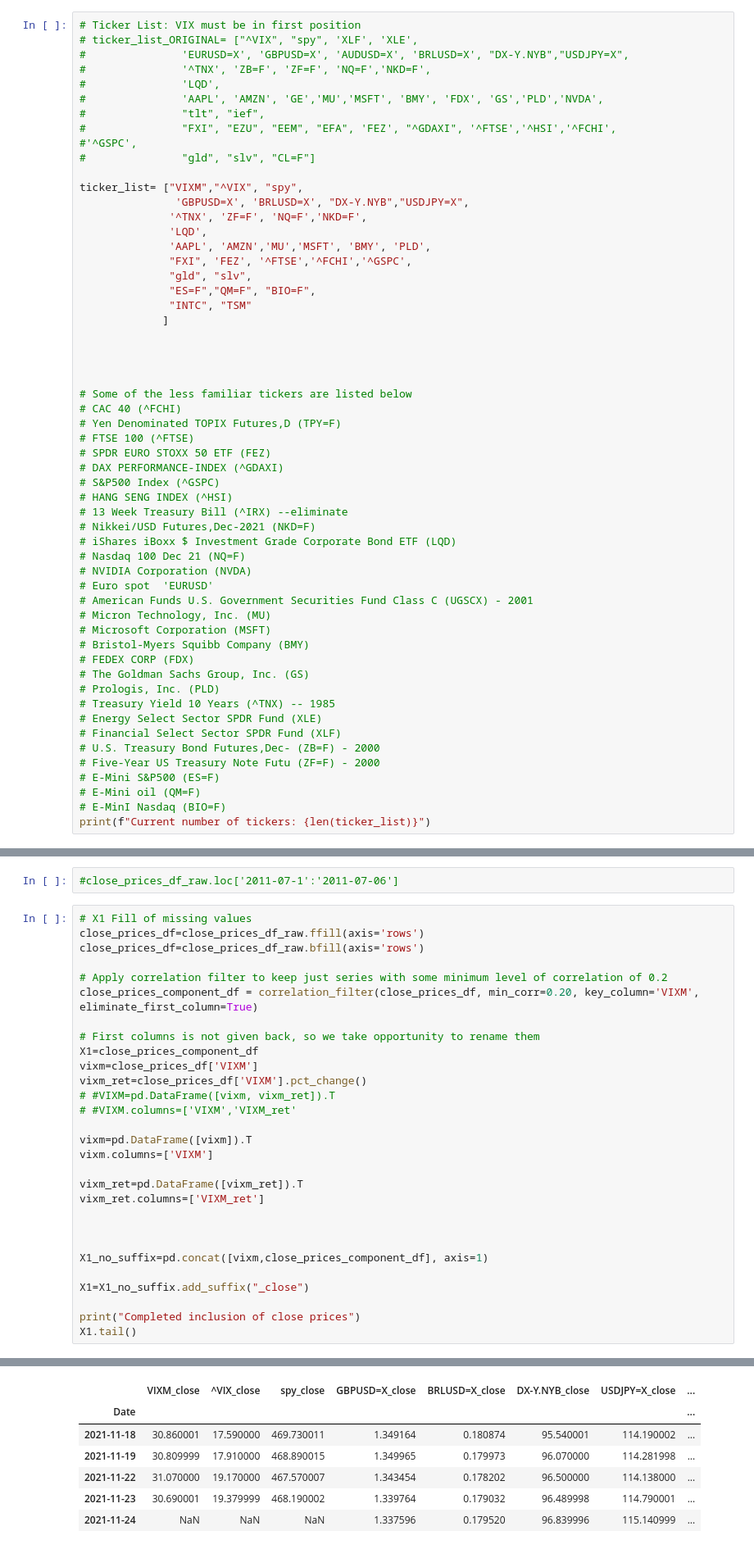
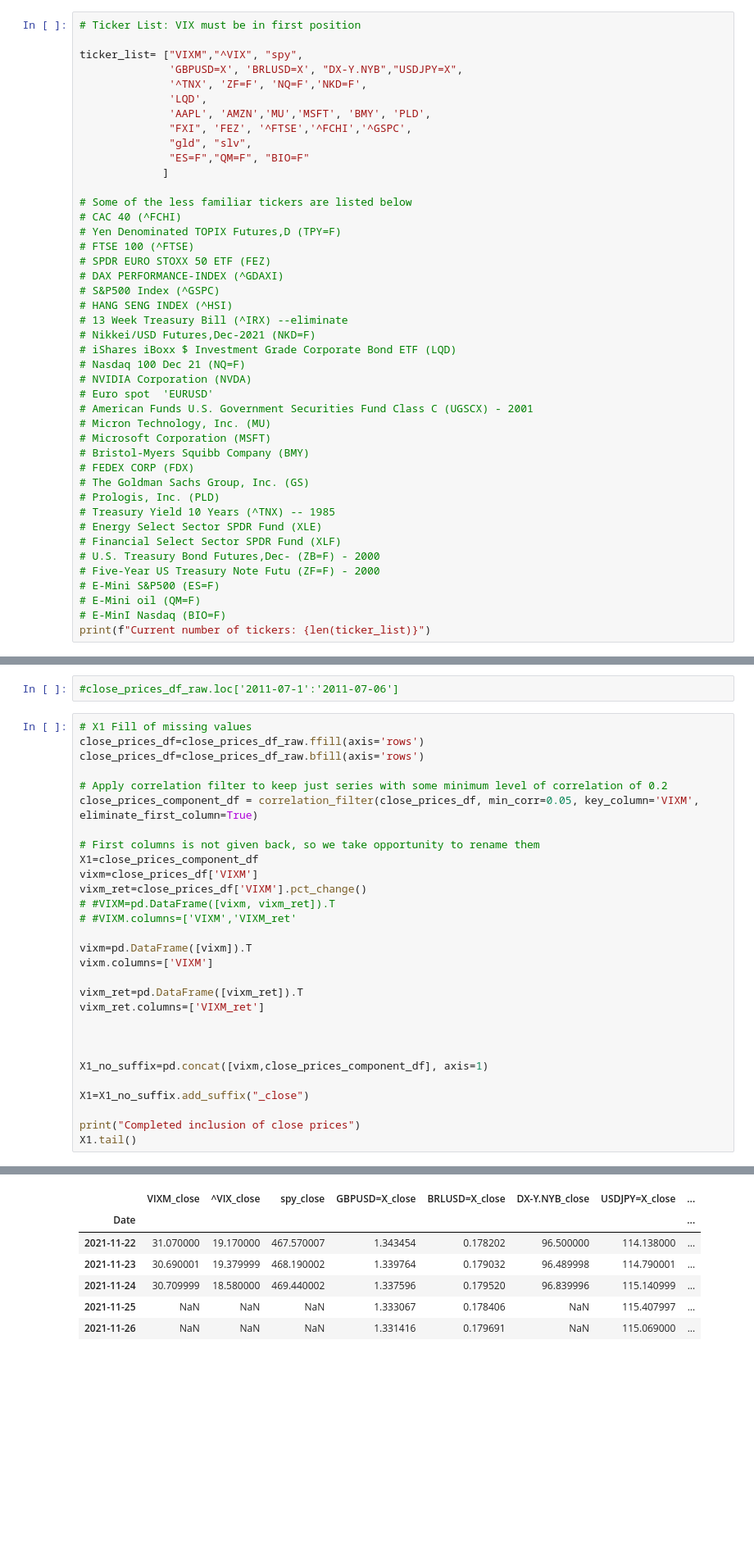
Before and after one commit to paocarvajal1912/vixx-token-dapp, a Jupyter notebook: vixm_adaboost_model.ipynb, the cells around one changed output, grey strips where cells are left out. Shown at 82% size. Drawn from its saved outputs; the diff is of its cells as text; blank space fills up the shorter version.

```diff
--- a/vixm_adaboost_model.ipynb
+++ b/vixm_adaboost_model.ipynb
@@ -78,28 +78,16 @@ start date: 2011-02-01, end date: 2021-11-24, start date volatilities: 2010-02-0
     * commodities
 # %%
 # Ticker List: VIX must be in first position
-# ticker_list_ORIGINAL= ["^VIX", "spy", 'XLF', 'XLE',
-#               'EURUSD=X', 'GBPUSD=X', 'AUDUSD=X', 'BRLUSD=X', "DX-Y.NYB","USDJPY=X",
-#               '^TNX', 'ZB=F', 'ZF=F', 'NQ=F','NKD=F',
-#               'LQD',
-#               'AAPL', 'AMZN', 'GE','MU','MSFT', 'BMY', 'FDX', 'GS','PLD','NVDA',
-#               "tlt", "ief",
-#               "FXI", "EZU", "EEM", "EFA", 'FEZ', "^GDAXI", '^FTSE','^HSI','^FCHI',              #'^GSPC',
-#               "gld", "slv", "CL=F"]
 
 ticker_list= ["VIXM","^VIX", "spy",
-               'GBPUSD=X', 'BRLUSD=X', "DX-Y.NYB","USDJPY=X",
+              'GBPUSD=X', 'BRLUSD=X', "DX-Y.NYB","USDJPY=X",
               '^TNX', 'ZF=F', 'NQ=F','NKD=F',
               'LQD',
               'AAPL', 'AMZN','MU','MSFT', 'BMY', 'PLD',
               "FXI", 'FEZ', '^FTSE','^FCHI','^GSPC',
               "gld", "slv",
-              "ES=F","QM=F", "BIO=F",
-              "INTC", "TSM"
+              "ES=F","QM=F", "BIO=F"
              ]
-
-
-
 
 # Some of the less familiar tickers are listed below
 # CAC 40 (^FCHI)
@@ -187,36 +175,36 @@ Completed retrieve of close prices
 close_prices_df=close_prices_df_raw.ffill(axis='rows')
 close_prices_df=close_prices_df_raw.bfill(axis='rows')
 
 # Apply correlation filter to keep just series with some minimum level of correlation of 0.2
-close_prices_component_df = correlation_filter(close_prices_df, min_corr=0.20, key_column='VIXM', eliminate_first_column=True)
+close_prices_component_df = correlation_filter(close_prices_df, min_corr=0.05, key_column='VIXM', eliminate_first_column=True)
 
 # First columns is not given back, so we take opportunity to rename them
 X1=close_prices_component_df
 vixm=close_prices_df['VIXM']
 vixm_ret=close_prices_df['VIXM'].pct_change()
 # #VIXM=pd.DataFrame([vixm, vixm_ret]).T
 # #VIXM.columns=['VIXM','VIXM_ret'
 
 vixm=pd.DataFrame([vixm]).T
 vixm.columns=['VIXM']
 
 vixm_ret=pd.DataFrame([vixm_ret]).T
 vixm_ret.columns=['VIXM_ret']
 
 
 
 X1_no_suffix=pd.concat([vixm,close_prices_component_df], axis=1)
 
 X1=X1_no_suffix.add_suffix("_close")
 
 print("Completed inclusion of close prices")
 X1.tail()
 # %% [output]
 Completed inclusion of close prices
 |  | VIXM_close | ^VIX_close | spy_close | GBPUSD=X_close | BRLUSD=X_close | DX-Y.NYB_close | USDJPY=X_close | ... |
 | Date |  |  |  |  |  |  |  | ... |
-| 2021-11-18 | 30.860001 | 17.590000 | 469.730011 | 1.349164 | 0.180874 | 95.540001 | 114.190002 | ... |
-| 2021-11-19 | 30.809999 | 17.910000 | 468.890015 | 1.349965 | 0.179973 | 96.070000 | 114.281998 | ... |
 | 2021-11-22 | 31.070000 | 19.170000 | 467.570007 | 1.343454 | 0.178202 | 96.500000 | 114.138000 | ... |
 | 2021-11-23 | 30.690001 | 19.379999 | 468.190002 | 1.339764 | 0.179032 | 96.489998 | 114.790001 | ... |
-| 2021-11-24 | NaN | NaN | NaN | 1.337596 | 0.179520 | 96.839996 | 115.140999 | ... |
+| 2021-11-24 | 30.709999 | 18.580000 | 469.440002 | 1.337596 | 0.179520 | 96.839996 | 115.140999 | ... |
+| 2021-11-25 | NaN | NaN | NaN | 1.333067 | 0.178406 | NaN | 115.407997 | ... |
+| 2021-11-26 | NaN | NaN | NaN | 1.331416 | 0.179691 | NaN | 115.069000 | ... |
```
Also changed, not shown: parts of 53 cells of this notebook, 10 other files.
